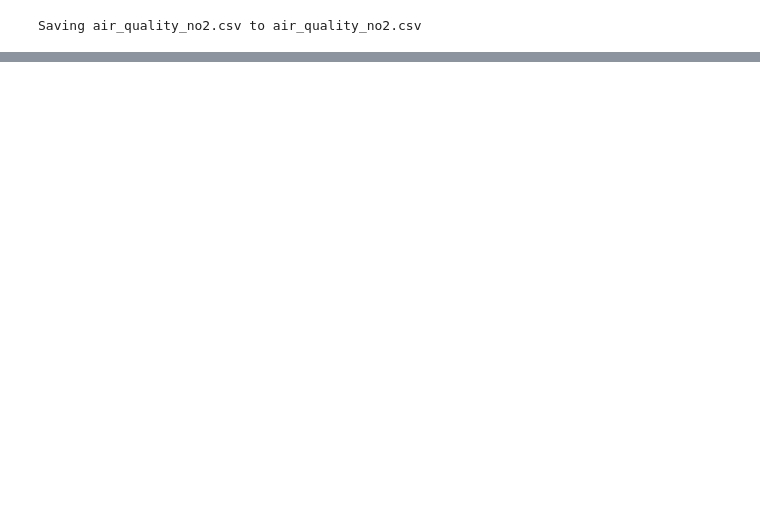
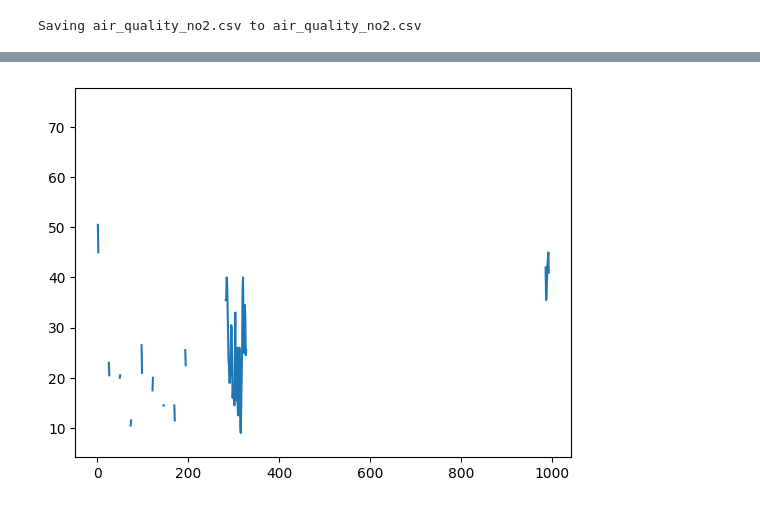
Before and after one commit to mngugi/Work_Book_Projects, a Jupyter notebook: Air_Quality.ipynb, the cells around one changed output, grey strips where cells are left out. Drawn from its saved outputs; the diff is of its cells as text; code cells hidden in the pictures; blank space fills up the shorter version.

```diff
--- a/Air_Quality.ipynb
+++ b/Air_Quality.ipynb
@@ -61,0 +41,5 @@ dt.plot()
+# %%
+dt["station_antwerp"].plot()
+plt.show()
+# %% [output]
+[figure, added]
```
Also changed, not shown: parts of 4 cells of this notebook.
